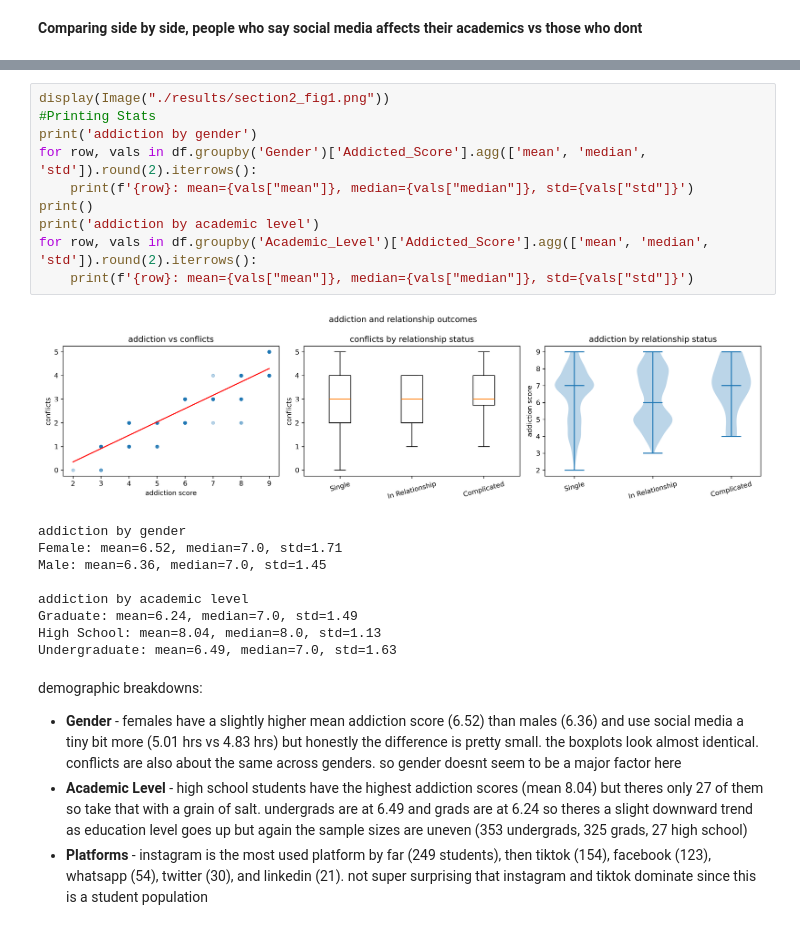
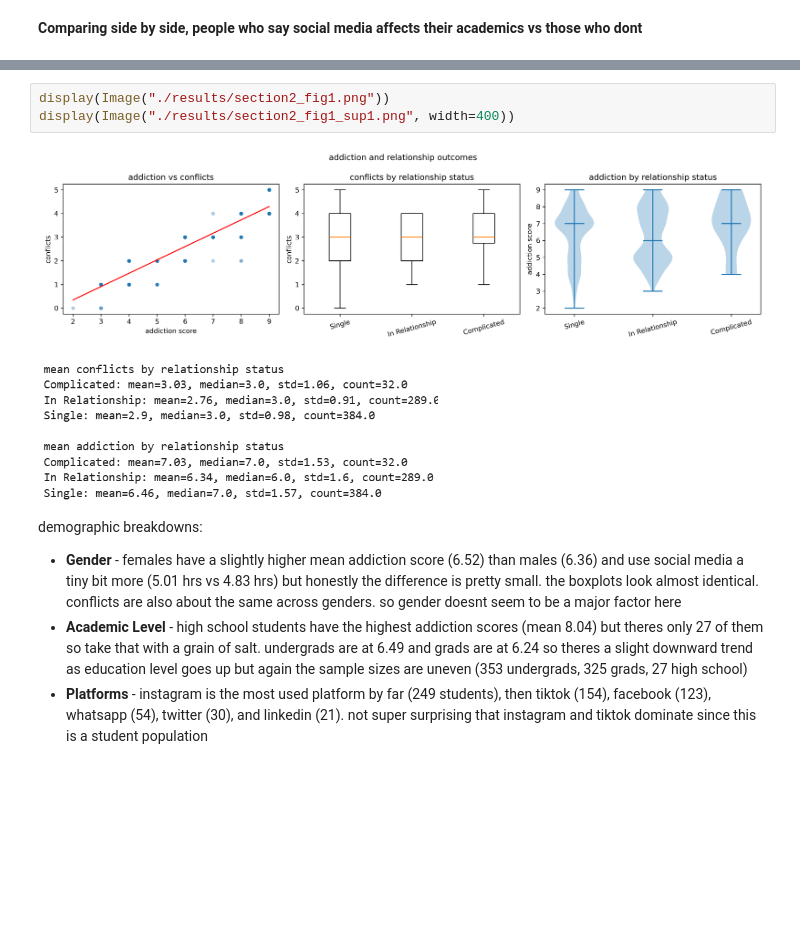
Before and after one commit to COGS108/Group151_WI26, a Jupyter notebook: 03-FinalProject.ipynb, the cells around one changed output, grey strips where cells are left out. Saved outputs shown, nothing was run; the diff lists cells and outputs as text; blank space fills up the shorter version.

```diff
--- a/03-FinalProject.ipynb
+++ b/03-FinalProject.ipynb
@@ -467,23 +412,9 @@ Now we're looking at the second part of our hypothesis - that social media addic
-# %%
-display(Image("./results/section2_fig1.png"))
-#Printing Stats
-print('addiction by gender')
-for row, vals in df.groupby('Gender')['Addicted_Score'].agg(['mean', 'median', 'std']).round(2).iterrows():
-    print(f'{row}: mean={vals["mean"]}, median={vals["median"]}, std={vals["std"]}')
-print()
-print('addiction by academic level')
-for row, vals in df.groupby('Academic_Level')['Addicted_Score'].agg(['mean', 'median', 'std']).round(2).iterrows():
-    print(f'{row}: mean={vals["mean"]}, median={vals["median"]}, std={vals["std"]}')
-# %% [output]
-[figure, removed]
-addiction by gender
-Female: mean=6.52, median=7.0, std=1.71
-Male: mean=6.36, median=7.0, std=1.45
-
-addiction by academic level
-Graduate: mean=6.24, median=7.0, std=1.49
-High School: mean=8.04, median=8.0, std=1.13
-Undergraduate: mean=6.49, median=7.0, std=1.63
+# %%
+display(Image("./results/section2_fig1.png"))
+display(Image("./results/section2_fig1_sup1.png", width=400))
+# %% [output]
+[figure, added]
+[figure, added]
 # %% [markdown]
 demographic breakdowns:
 
```
Also changed, not shown: parts of 17 cells of this notebook, 5 other files.
